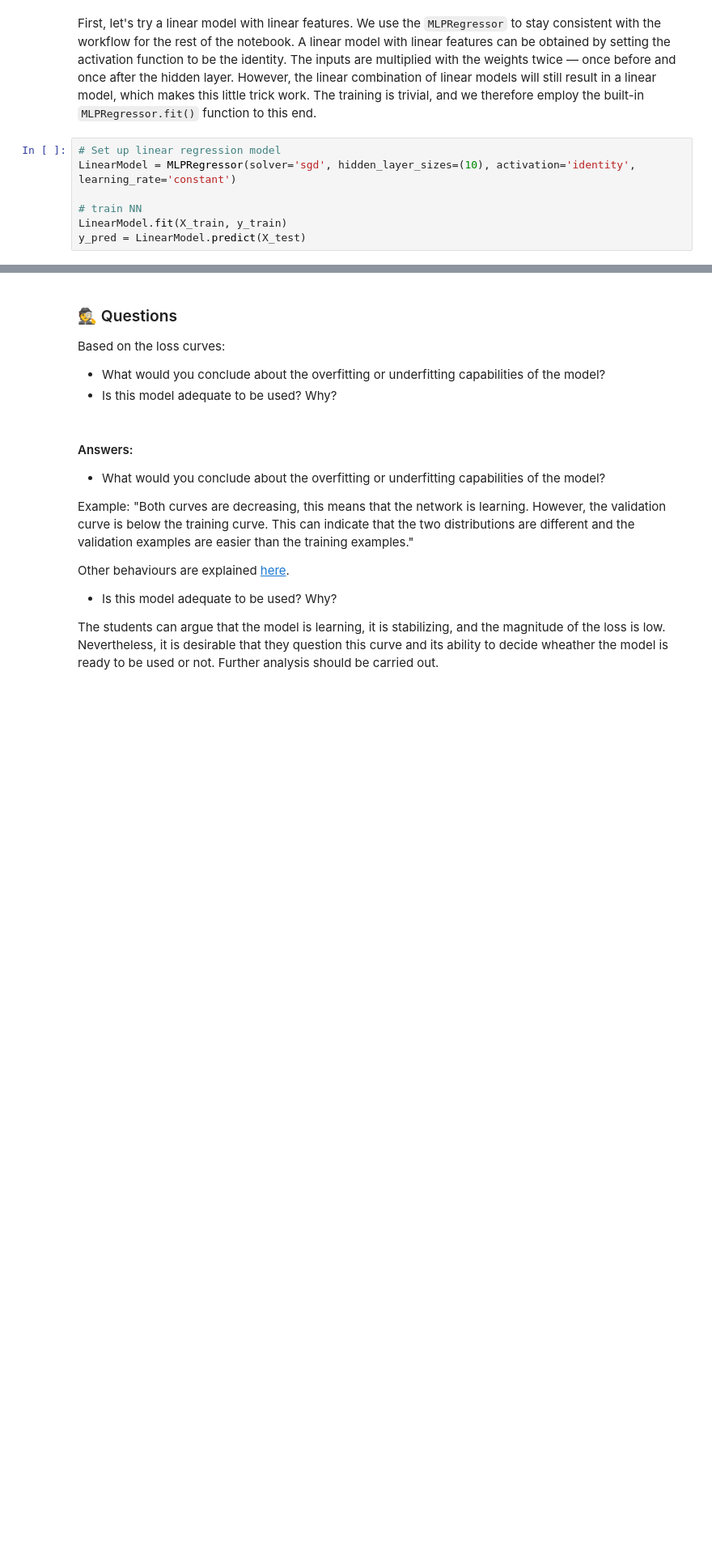
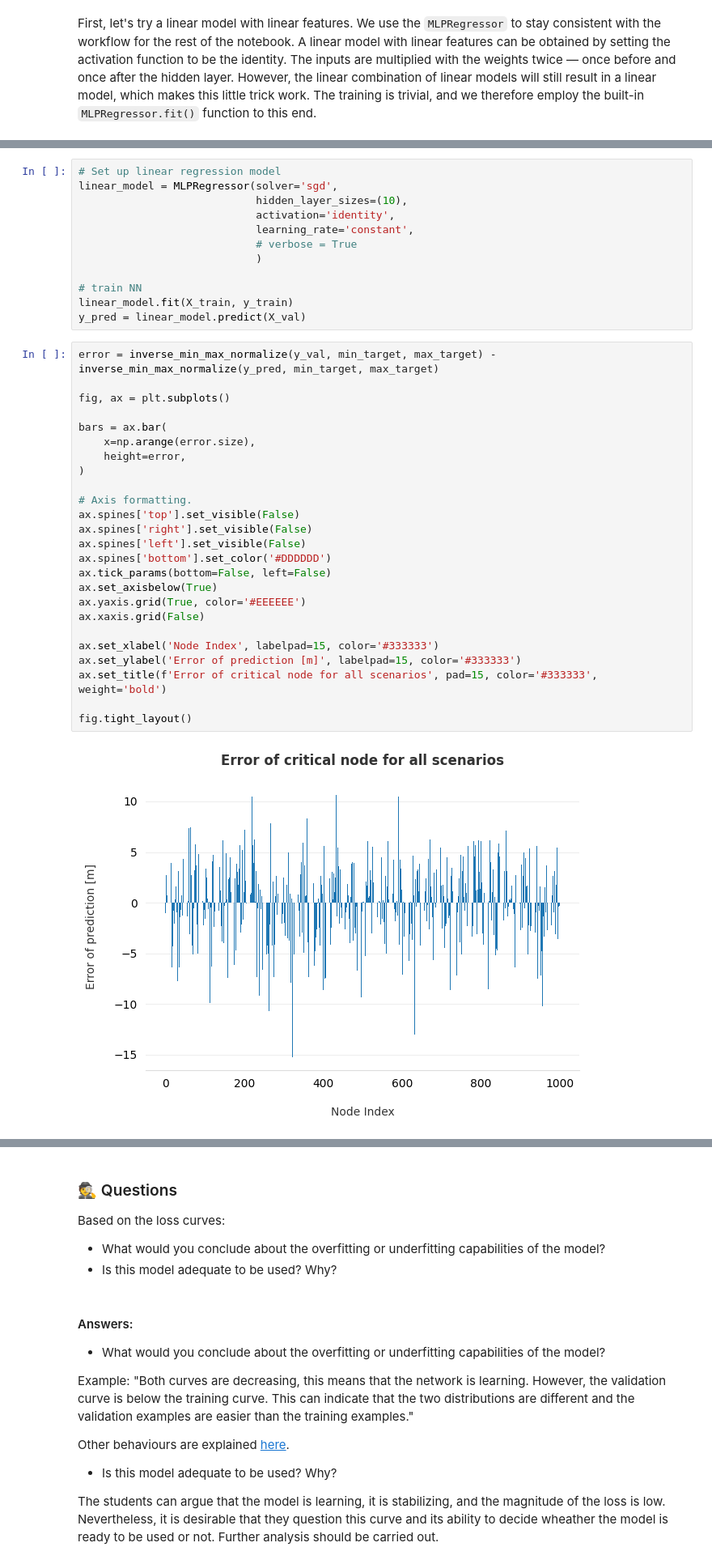
Before and after one commit to alextremo0205/MUDE_ML_Optimization_Project, a Jupyter notebook: 3_2.4_ML_Water_Networks.ipynb, the cells around one changed output, grey strips where cells are left out. Shown: that part at 81% size. Drawn from its saved outputs; the diff is of its cells as text; blank space fills up the shorter version.

```diff
--- a/3_2.4_ML_Water_Networks.ipynb
+++ b/3_2.4_ML_Water_Networks.ipynb
@@ -161,9 +151,2 @@ validation_loader = DataLoader(validation_dataset, batch_size=batch_size, shuffl
 # %% [markdown]
 First, let's try a linear model with linear features. We use the `MLPRegressor` to stay consistent with the workflow for the rest of the notebook. A linear model with linear features can be obtained by setting the activation function to be the identity. The inputs are multiplied with the weights twice &mdash; once before and once after the hidden layer. However, the linear combination of linear models will still result in a linear model, which makes this little trick work. The training is trivial, and we therefore employ the built-in `MLPRegressor.fit()` function to this end.
-# %%
-# Set up linear regression model
-LinearModel = MLPRegressor(solver='sgd', hidden_layer_sizes=(10), activation='identity', learning_rate='constant')
-
-# train NN
-LinearModel.fit(X_train, y_train)
-y_pred = LinearModel.predict(X_test)
@@ -426,0 +157,39 @@ plt.show()
+# %%
+# Set up linear regression model
+linear_model = MLPRegressor(solver='sgd',
+                            hidden_layer_sizes=(10),
+                            activation='identity',
+                            learning_rate='constant',
+                            # verbose = True
+                            )
+
+# train NN
+linear_model.fit(X_train, y_train)
+y_pred = linear_model.predict(X_val)
+# %%
+error = inverse_min_max_normalize(y_val, min_target, max_target) - inverse_min_max_normalize(y_pred, min_target, max_target)
+
+fig, ax = plt.subplots()
+
+bars = ax.bar(
+    x=np.arange(error.size),
+    height=error,
+)
+
+# Axis formatting.
+ax.spines['top'].set_visible(False)
+ax.spines['right'].set_visible(False)
+ax.spines['left'].set_visible(False)
+ax.spines['bottom'].set_color('#DDDDDD')
+ax.tick_params(bottom=False, left=False)
+ax.set_axisbelow(True)
+ax.yaxis.grid(True, color='#EEEEEE')
+ax.xaxis.grid(False)
+
+ax.set_xlabel('Node Index', labelpad=15, color='#333333')
+ax.set_ylabel('Error of prediction [m]', labelpad=15, color='#333333')
+ax.set_title(f'Error of critical node for all scenarios', pad=15, color='#333333', weight='bold')
+
+fig.tight_layout()
+# %% [output]
+[figure, added]
```
Also changed, not shown: parts of 70 cells of this notebook, 1 other file.
